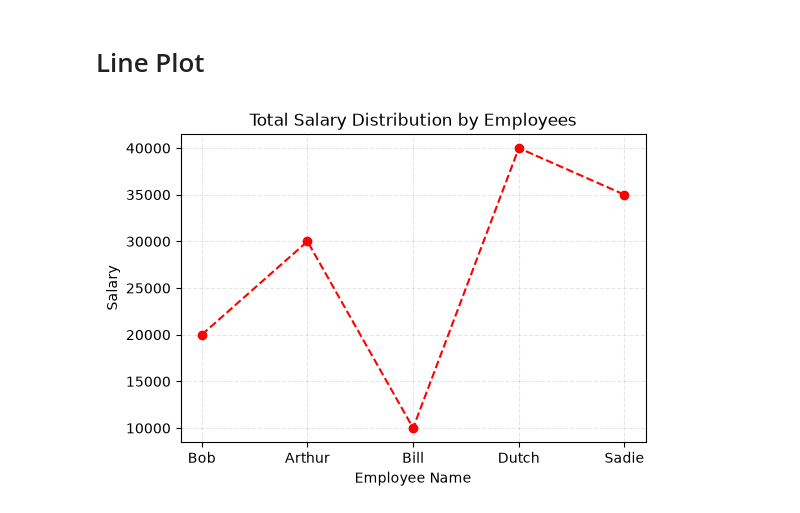
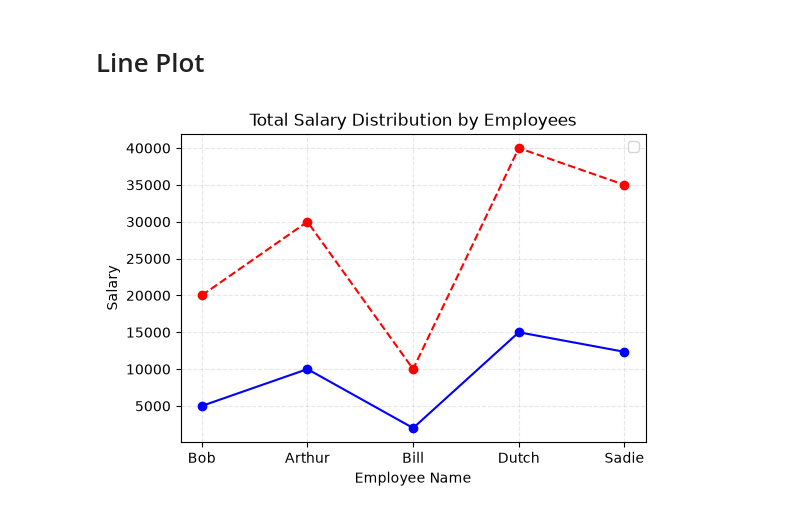
Before and after one commit to Shaswat64/Data-Sci, a Jupyter notebook: visualization.ipynb, the cells around one changed output. Drawn from its saved outputs; the diff is of its cells as text; code cells hidden in the pictures.

Commit message:
Different Graphs and relation

```diff
--- a/visualization.ipynb
+++ b/visualization.ipynb
@@ -12,15 +12,18 @@ import matplotlib.pyplot as plt
 # %%
 employee_name = ['Bob', 'Arthur', 'Bill', 'Dutch', 'Sadie']
 salary = [20000, 30000, 10000, 40000, 35000]
+bonus = [5000,10000,2000,15000,12345]
 # %% [markdown]
 # Line Plot
 # %%
 plt.figure(figsize=(6, 4)) # 600 x 400 pxl
 plt.plot(employee_name, salary, color='red', marker='o', linestyle='--')
+plt.plot(employee_name, bonus, color='blue', marker='o', linestyle='-')
 plt.xlabel('Employee Name')
 plt.ylabel('Salary')
 plt.title('Total Salary Distribution by Employees')
 plt.grid(alpha=0.3, linestyle='dashed')
+plt.legend()
 plt.show()
 # %% [output]
-[figure, old version]
+[figure, new version]
```
Also changed, not shown: parts of 11 cells of this notebook.
